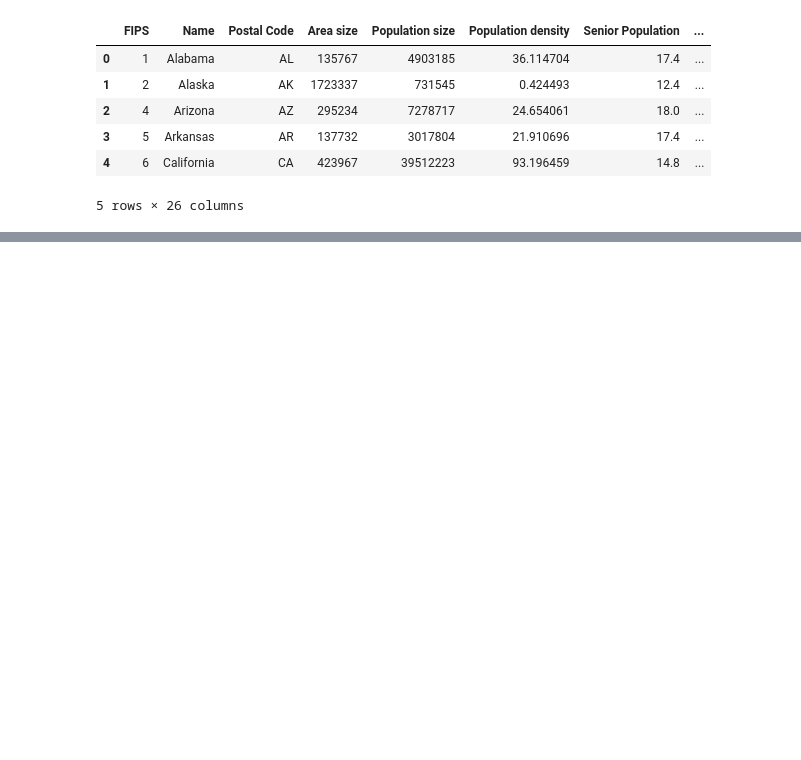
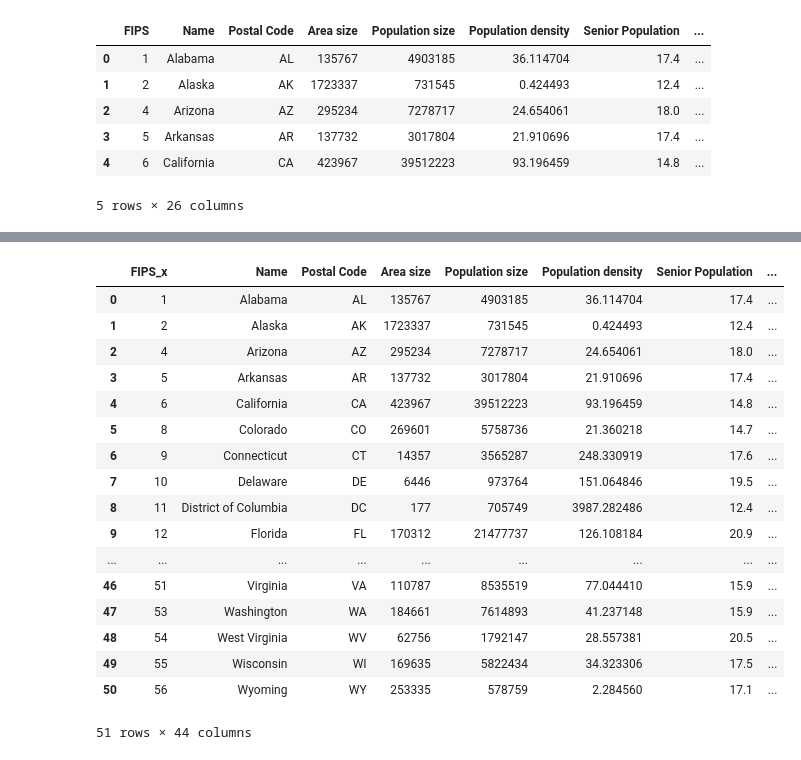
Before and after one commit to mrhartnett10/Covid19-Clustering-Demographic-Analysis-Group-Project, a Jupyter notebook: MH-EDA.ipynb, the cells around one changed output, grey strips where cells are left out. Drawn from its saved outputs; the diff is of its cells as text; code cells hidden in the pictures; blank space fills up the shorter version.

```diff
--- a/MH-EDA.ipynb
+++ b/MH-EDA.ipynb
@@ -17 +38,23 @@ df.head()
+# %%
+dmf=df.merge(df_2, left_on='Name', right_on='Province_State')
+dmf
+# %% [output]
+|  | FIPS_x | Name | Postal Code | Area size | Population size | Population density | Senior Population | ... |
+| 0 | 1 | Alabama | AL | 135767 | 4903185 | 36.114704 | 17.4 | ... |
+| 1 | 2 | Alaska | AK | 1723337 | 731545 | 0.424493 | 12.4 | ... |
+| 2 | 4 | Arizona | AZ | 295234 | 7278717 | 24.654061 | 18.0 | ... |
+| 3 | 5 | Arkansas | AR | 137732 | 3017804 | 21.910696 | 17.4 | ... |
+| 4 | 6 | California | CA | 423967 | 39512223 | 93.196459 | 14.8 | ... |
+| 5 | 8 | Colorado | CO | 269601 | 5758736 | 21.360218 | 14.7 | ... |
+| 6 | 9 | Connecticut | CT | 14357 | 3565287 | 248.330919 | 17.6 | ... |
+| 7 | 10 | Delaware | DE | 6446 | 973764 | 151.064846 | 19.5 | ... |
+| 8 | 11 | District of Columbia | DC | 177 | 705749 | 3987.282486 | 12.4 | ... |
+| 9 | 12 | Florida | FL | 170312 | 21477737 | 126.108184 | 20.9 | ... |
+| ... | ... | ... | ... | ... | ... | ... | ... | ... |
+| 46 | 51 | Virginia | VA | 110787 | 8535519 | 77.044410 | 15.9 | ... |
+| 47 | 53 | Washington | WA | 184661 | 7614893 | 41.237148 | 15.9 | ... |
+| 48 | 54 | West Virginia | WV | 62756 | 1792147 | 28.557381 | 20.5 | ... |
+| 49 | 55 | Wisconsin | WI | 169635 | 5822434 | 34.323306 | 17.5 | ... |
+| 50 | 56 | Wyoming | WY | 253335 | 578759 | 2.284560 | 17.1 | ... |
+51 rows × 44 columns
 # %%
```
Also changed, not shown: parts of 6 cells of this notebook, 2 other files.
